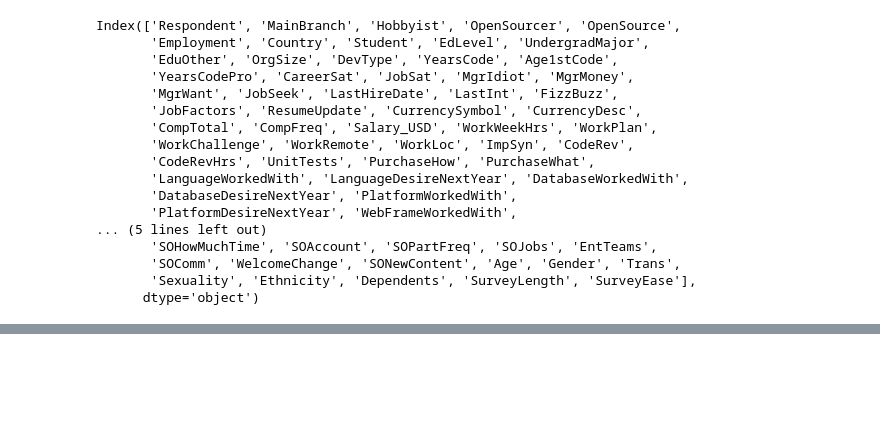
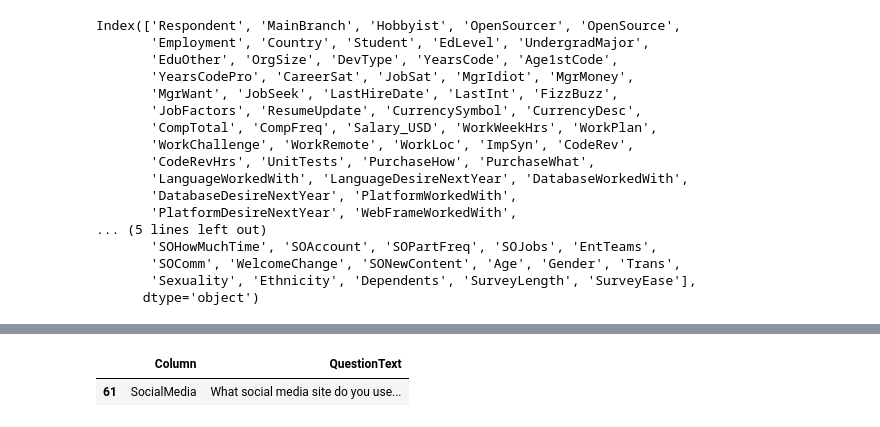
Before and after one commit to ash248cool/pandas_practice, a Jupyter notebook: pandas.ipynb, the cells around one changed output, grey strips where cells are left out. Drawn from its saved outputs; the diff is of its cells as text; code cells hidden in the pictures; blank space fills up the shorter version.

```diff
--- a/pandas.ipynb
+++ b/pandas.ipynb
@@ -167,0 +263,6 @@ df.nlargest(10,'ConvertedComp')
+# %%
+filt = schema_df['Column'] == 'SocialMedia'
+schema_df[filt]
+# %% [output]
+|  | Column | QuestionText |
+| 61 | SocialMedia | What social media site do you use... |
```
Also changed, not shown: parts of 13 cells of this notebook.
